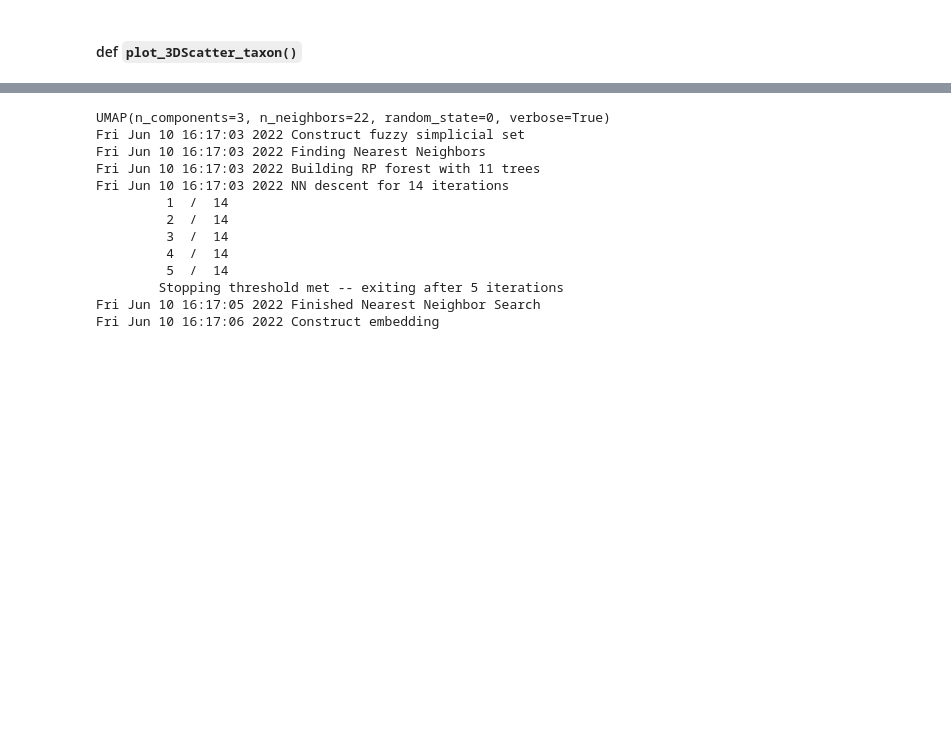
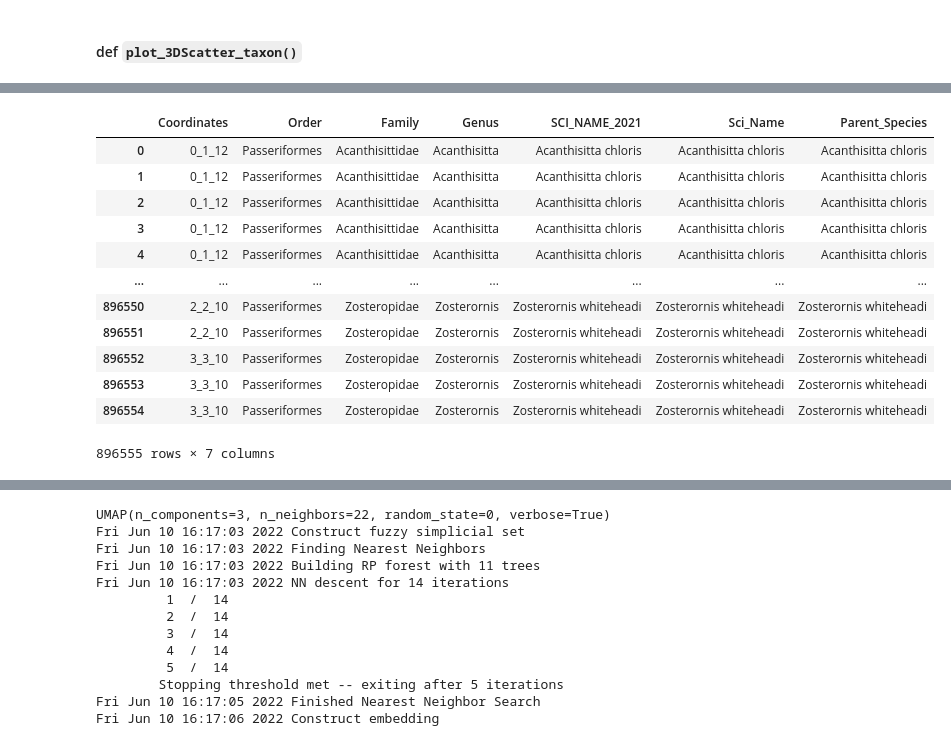
Before and after one commit to YunghuiHsu/ebird_project, a Jupyter notebook: mae/visual_mae.ipynb, the cells around one changed output, grey strips where cells are left out. Drawn from its saved outputs; the diff is of its cells as text; code cells hidden in the pictures; blank space fills up the shorter version.

```diff
--- a/mae/visual_mae.ipynb
+++ b/mae/visual_mae.ipynb
@@ -735,8 +803,0 @@ print(df_meta.columns)
-# %%
-col_sel = ['ML Catalog Number']
-col_taxon = ['Order', 'Family', 'Parent Species', 'eBird Species Code',
-       'Taxon Category', 'Taxonomic Sort', 'Sci_N', 'Scientific Name']
-col_time = ['Date', 'Year', 'Month', 'Day', 'Time']
-col_geo = [ 'County', 'Locality', 'Latitude', 'Longitude', 'Elevation (m)']
-col_ratine = ['Average Community Rating','Number of Ratings']
-df_meta[col_sel + col_taxon]
@@ -883,9 +803,0 @@ save_path.mkdir(exist_ok=True)
-# %%
-%%time
-
-for cls_ in cls_list:
-    title = f'UMAP_{cls_.capitalize()}(label)'
-    plot_2D_byCls(embedding_umap , df_meta , cls_, taxon=taxon,
-              figsize=(16,12), size =15, alpha=0.7,
-              save=True, save_path=save_path, title=title, v_model_data=v_model_data)
-    plt.close();
@@ -896,0 +843,48 @@ Wall time: 5.54 s
+# %%
+%%time
+
+# add labels accordind Distribution of values from coordinates
+
+assert embedding_umap.shape[0] == len(df_meta)
+
+temp_cod = (pd.DataFrame(np.ceil(embedding_umap).astype(np.int8), dtype='str')
+            .apply(lambda df : ('_').join(df), axis=1).rename('Coordinates'))
+df_cod = pd.concat([temp_cod, df_meta[col_taxon]], axis=1)
+
+# df_cod = pd.DataFrame(np.ceil(embedding_umap).astype(np.int8), dtype='str')
+# df_cod['Coordinates'] = df_cod[0] + '_' + df_cod[1] + '_' + df_cod[2]                 #  equal apply(lambda df : ('_').join(df), axis=1)) , but much slower
+# df_cod = df_cod[['Coordinates']]
+# df_cod[col_taxon] = df_meta[col_taxon]
+
+def sample_nontarget_idx(df_:pd.DataFrame=None,
+                         cls_:str=None, taxon:str='Order', p=0.1)->np.array:
+    index_target = df_.query(f'{taxon} == @cls_').index.values
+    index_others = df_.query(f'{taxon} != @cls_').index.values
+    n_target = len(index_target)
+    n_others = len(index_others)
+
+    def random_choice(df):
+        n =int(np.ceil(len(df)*p))                                  # number sampled.  depends by each group
+        return np.random.choice(df.index.values, n, replace=False)  # Set 'replace=False' to turn off duplicate sampling
+
+    # group by 'labeels', then sample by each group.
+    # explode() : put all [idx, ...] (by each rows) into one column
+    index_others_sampled = (df_.query('~index.isin(@index_target)').groupby(['Coordinates'])
+                            .apply(random_choice)
+                            .explode().values)
+    n_others_spl = len(index_others_sampled)
+    idx_sampled = np.sort(list(index_target) +  list(index_others_sampled))
+
+    info = f'{idx:3d}, {cls_:15s} | Total index sampled : {len(idx_sampled):,d} '
+    info += f'| [{n_others_spl:7,d}/{n_others:7,d}]({100*n_others_spl/n_others:5.2f}%) '
+    info += f'| n_target : {n_target:5,d}, n_others : {n_others:6,d}'
+    print(info, end='\r')
+
+    return idx_sampled
+
+# wall time for 1 cls_
+#  for loop : 29.6s (data size : 896,555)
+#  groupby().apply() :1.51s (data size : 896,555)
+
+df_cod
+# %% [output]
@@ -896,0 +893,13 @@ Wall time: 5.54 s
+|  | Coordinates | Order | Family | Genus | SCI_NAME_2021 | Sci_Name | Parent_Species |
+| 0 | 0_1_12 | Passeriformes | Acanthisittidae | Acanthisitta | Acanthisitta chloris | Acanthisitta chloris | Acanthisitta chloris |
+| 1 | 0_1_12 | Passeriformes | Acanthisittidae | Acanthisitta | Acanthisitta chloris | Acanthisitta chloris | Acanthisitta chloris |
+| 2 | 0_1_12 | Passeriformes | Acanthisittidae | Acanthisitta | Acanthisitta chloris | Acanthisitta chloris | Acanthisitta chloris |
+| 3 | 0_1_12 | Passeriformes | Acanthisittidae | Acanthisitta | Acanthisitta chloris | Acanthisitta chloris | Acanthisitta chloris |
+| 4 | 0_1_12 | Passeriformes | Acanthisittidae | Acanthisitta | Acanthisitta chloris | Acanthisitta chloris | Acanthisitta chloris |
+| ... | ... | ... | ... | ... | ... | ... | ... |
+| 896550 | 2_2_10 | Passeriformes | Zosteropidae | Zosterornis | Zosterornis whiteheadi | Zosterornis whiteheadi | Zosterornis whiteheadi |
+| 896551 | 2_2_10 | Passeriformes | Zosteropidae | Zosterornis | Zosterornis whiteheadi | Zosterornis whiteheadi | Zosterornis whiteheadi |
+| 896552 | 3_3_10 | Passeriformes | Zosteropidae | Zosterornis | Zosterornis whiteheadi | Zosterornis whiteheadi | Zosterornis whiteheadi |
+| 896553 | 3_3_10 | Passeriformes | Zosteropidae | Zosterornis | Zosterornis whiteheadi | Zosterornis whiteheadi | Zosterornis whiteheadi |
+| 896554 | 3_3_10 | Passeriformes | Zosteropidae | Zosterornis | Zosterornis whiteheadi | Zosterornis whiteheadi | Zosterornis whiteheadi |
+896555 rows × 7 columns
```
Also changed, not shown: parts of 90 cells of this notebook, 1 other file.
